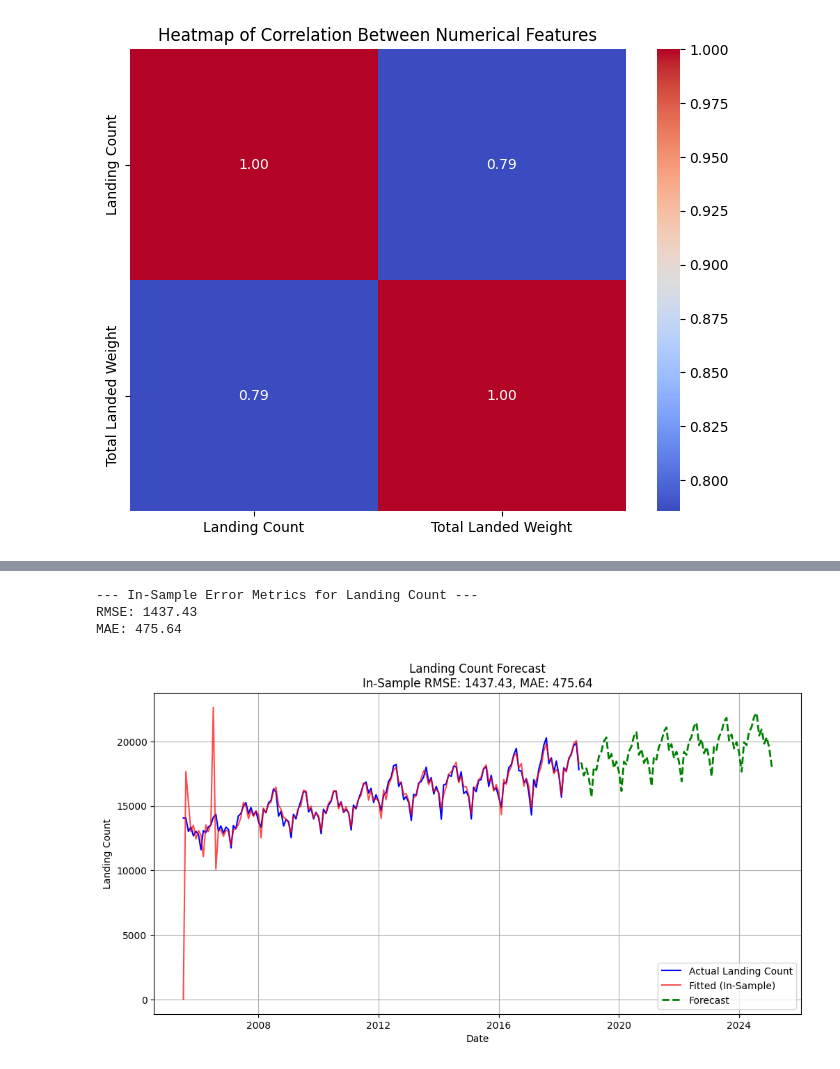
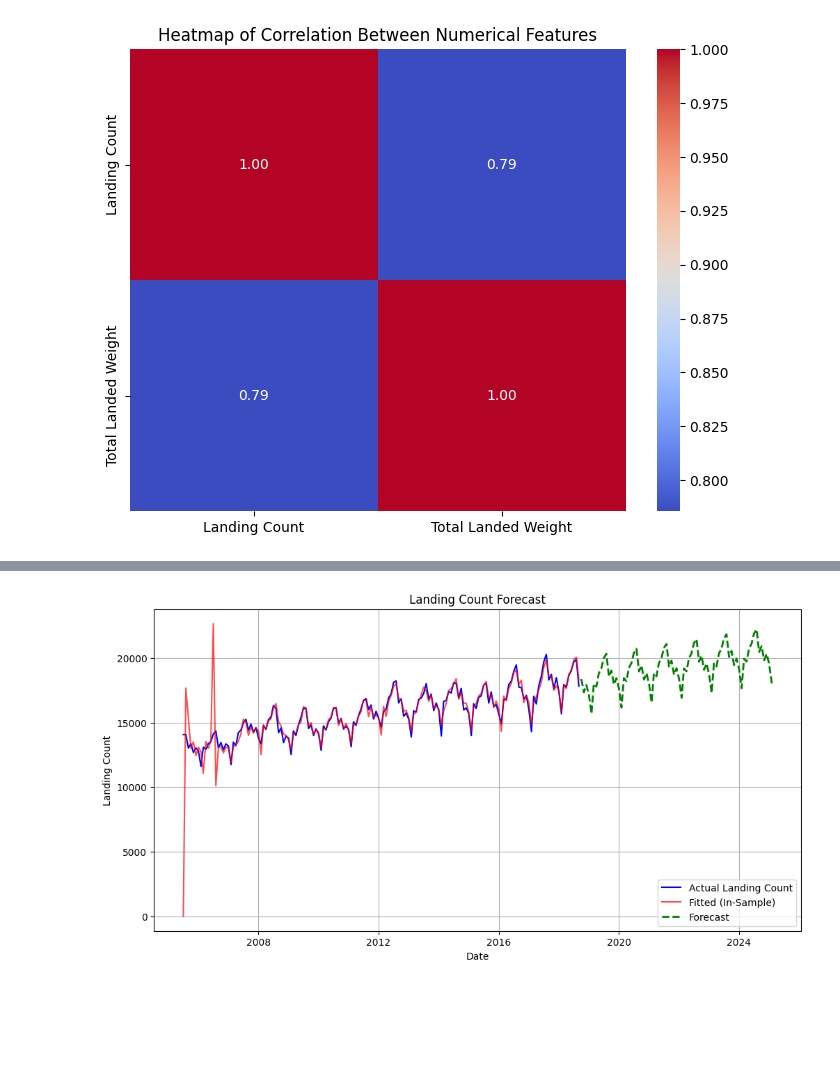
Before and after one commit to SrinivasanJP/Air_Traffic_Prediction_25MLP2, a Jupyter notebook: sarimax.ipynb, the cells around one changed output, grey strips where cells are left out. Saved outputs shown, nothing was run; the diff lists cells and outputs as text; code cells hidden in the pictures; blank space fills up the shorter version.

```diff
--- a/sarimax.ipynb
+++ b/sarimax.ipynb
@@ -382,29 +455,26 @@ print(predicted_df.head(20))  # Show first 20 rows
 # %%
 in_sample_pred_lc = results_lc.get_prediction(start=train_data_lc.index[0],
                                                end=train_data_lc.index[-1]).predicted_mean
 actual_lc = train_data_lc
 
 rmse_lc = np.sqrt(mean_squared_error(actual_lc, in_sample_pred_lc))
 mae_lc = mean_absolute_error(actual_lc, in_sample_pred_lc)
-print(f"\n--- In-Sample Error Metrics for Landing Count ---")
-print(f"RMSE: {rmse_lc:.2f}")
-print(f"MAE: {mae_lc:.2f}")
+# print(f"\n--- In-Sample Error Metrics for Landing Count ---")
+# print(f"RMSE: {rmse_lc:.2f}")
+# print(f"MAE: {mae_lc:.2f}")
 
 # Create a continuous time series that combines in-sample predictions and forecast.
 predicted_full_lc = pd.concat([in_sample_pred_lc, pred_lc_series])
 
 plt.figure(figsize=(12, 6))
 plt.plot(train_data_lc.index, train_data_lc, label='Actual Landing Count', color='blue')
 plt.plot(in_sample_pred_lc.index, in_sample_pred_lc, label='Fitted (In-Sample)', color='red', alpha=0.7)
 plt.plot(pred_lc_series.index, pred_lc_series, label='Forecast', color='green', linestyle='--', linewidth=2)
-plt.title(f"Landing Count Forecast\nIn-Sample RMSE: {rmse_lc:.2f}, MAE: {mae_lc:.2f}")
+plt.title(f"Landing Count Forecast")
 plt.xlabel("Date")
 plt.ylabel("Landing Count")
 plt.legend()
 plt.grid(True)
 plt.show()
 # %% [output]
---- In-Sample Error Metrics for Landing Count ---
-RMSE: 1437.43
-MAE: 475.64
-[figure, old version]
+[figure, new version]
```
Also changed, not shown: parts of 6 cells of this notebook, 1 other file.
